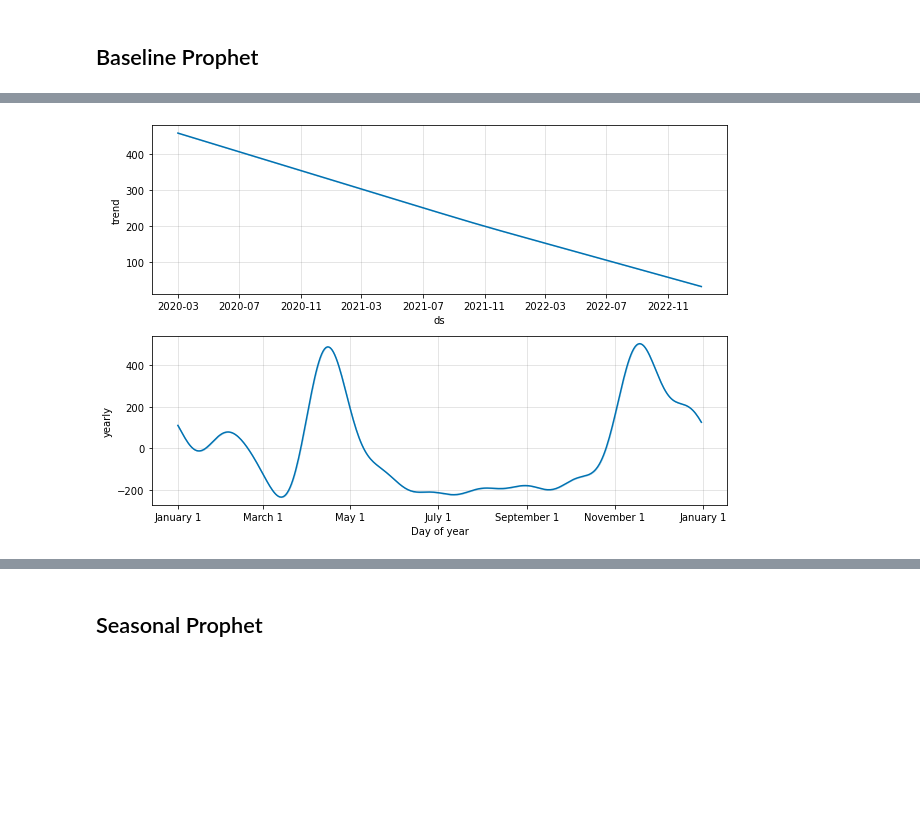
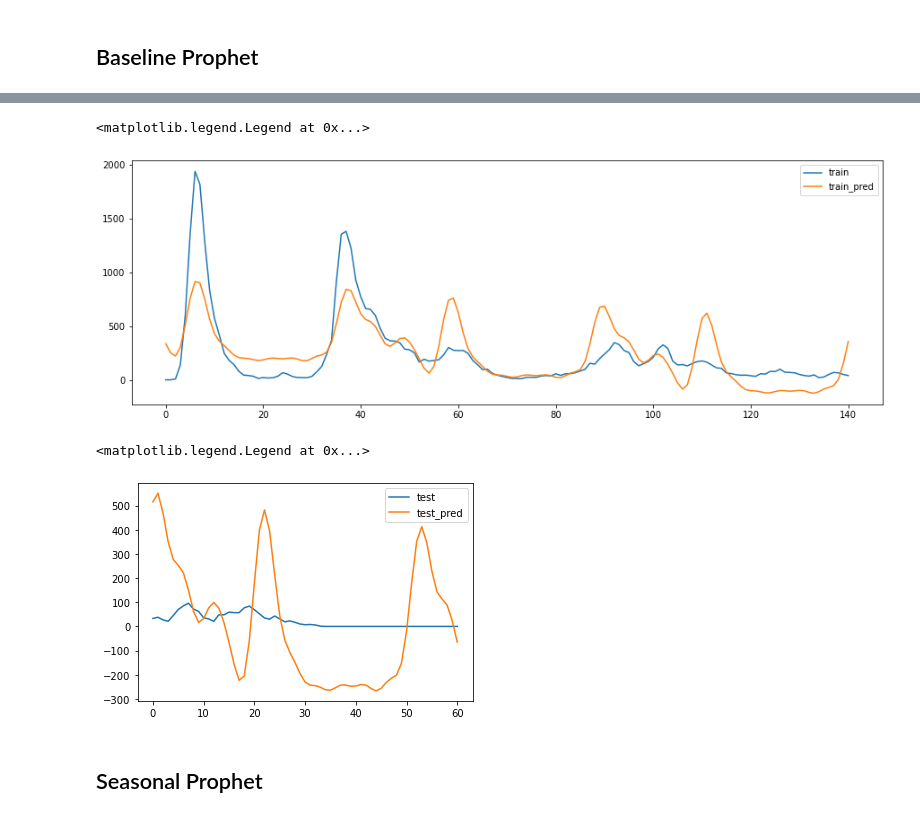
Before and after one commit to y-ginther/DS-Capstone, a Jupyter notebook: Prophet_c.ipynb, the cells around one changed output, grey strips where cells are left out. Saved outputs shown, nothing was run; the diff lists cells and outputs as text; code cells hidden in the pictures; blank space fills up the shorter version.

Commit message:
fixing prophet plots

```diff
--- a/Prophet_c.ipynb
+++ b/Prophet_c.ipynb
@@ -50,6 +50,3 @@ print(belgium_train.shape, belgium_test.shape)
 (141, 2) (61, 2)
 # %% [markdown]
 ## Baseline Prophet
-# %%
-model_baseline = Prophet()
-model_baseline.fit(belgium_train)
@@ -66,4 +53,6 @@ model_baseline.plot(forecast_baseline);
-# %%
-model_baseline.plot_components(forecast_baseline);
-# %% [output]
-[figure, removed]
+# %%
+model = prophet.Prophet().fit(belgium_train)
+train_pred=model.predict(belgium_train)
+pd.concat([belgium_train['y'],train_pred['yhat']], axis=1).plot(figsize=(15,5))
+plt.legend(['train', 'train_pred'])
+# %% [output]
@@ -70 +61,12 @@ model_baseline.plot_components(forecast_baseline);
+<matplotlib.legend.Legend at 0x...>
+[figure, added]
+# %%
+test_pred=model.predict(belgium_test)
+belgium_test_reset = belgium_test.reset_index(drop=True)
+test_pred_reset = test_pred.reset_index(drop=True)
+pd.concat([belgium_test_reset['y'], test_pred_reset['yhat']], axis=1).plot()
+plt.legend(['test', 'test_pred'])
+# %% [output]
+<matplotlib.legend.Legend at 0x...>
+[figure, added]
 # %%
```
Also changed, not shown: parts of 10 cells of this notebook.
